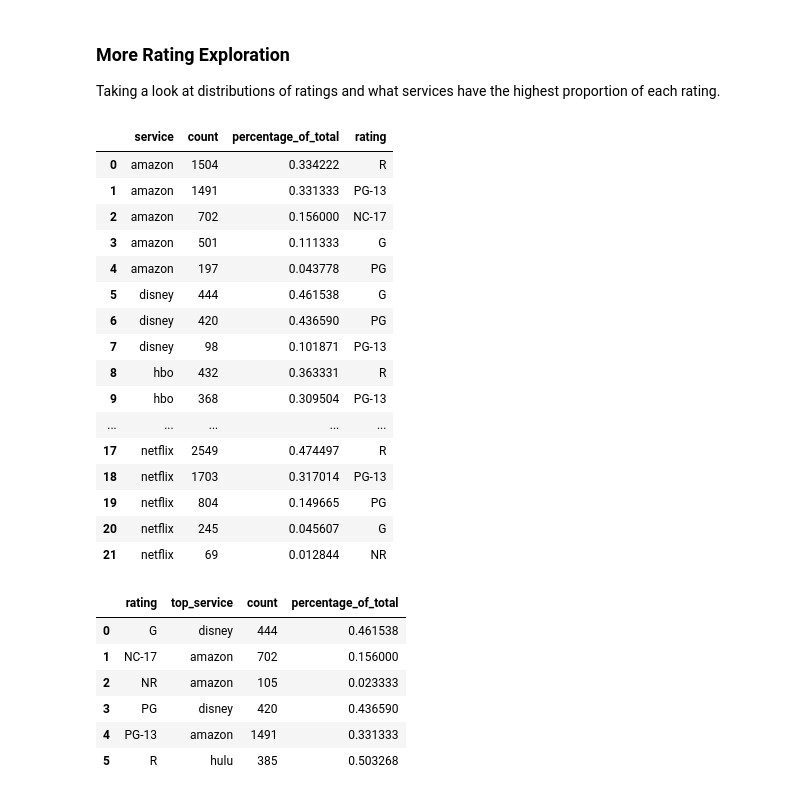
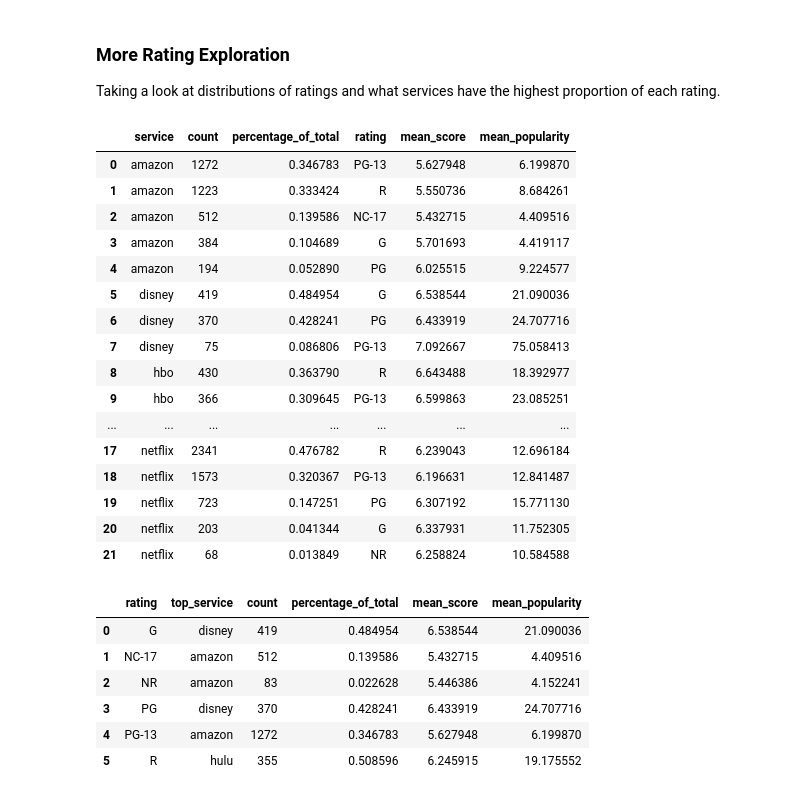
Before and after one commit to zlee1/StreamingServiceAnalysis, a Jupyter notebook: main_data_collection.ipynb, the cells around one changed output. Cells and saved outputs as stored; diff of their text form; code cells hidden in the pictures.

```diff
--- a/main_data_collection.ipynb
+++ b/main_data_collection.ipynb
@@ -275,13 +261,13 @@ try:
     if(ans == "y"):
         raise Exception("Re-running")
 except:
-    service_genres = pd.DataFrame(columns = ["service", "type", "genre"])
+    service_genres = pd.DataFrame(columns = ["service", "type", "genre", "score", "popularity"])
     for index, row in movies.iterrows():
         try:
             # For each genre in the listed_in column, add a new row to the DataFrame with the service, content type, and genre
             for genre in row["genres"].split(","):
                 if(genre != ""):
-                    service_genres = service_genres.append({"service": row["service"], "type": row["type"], "genre": genre}, ignore_index=True)
+                    service_genres = service_genres.append({"service": row["service"], "type": row["type"], "genre": genre, "score": row["mean_score"], "popularity": row["popularity"]}, ignore_index=True)
         except:
             pass
     service_genres.to_csv("data/modified/service_genres.csv", index=False)
@@ -378,7 +363,7 @@ G, PG, PG-13, R, etc.
 This will be used to recommend services based on whether family friendly content is needed.
 # %%
 # Count occurrences of each rating for each service
-ratings_by_service = sqldf("SELECT service, type, COUNT(rating) as count, rating FROM movies GROUP BY service, rating")
+ratings_by_service = sqldf("SELECT service, type, COUNT(rating) as count, rating, AVG(mean_score) as mean_score, AVG(popularity) as mean_popularity FROM movies GROUP BY service, rating")
 ratings_by_service = sqldf("SELECT * FROM ratings_by_service WHERE count != 0")
 # %%
 # Get genre counts as percentage of total movies
@@ -401,46 +386,46 @@ Taking a look at distributions of ratings and what services have the highest pro
 # %%
 # Get the top `limit` ratings on each service
 limit = 5
 frames = []
 # For each service, get `limit` most frequent ratings
 for service in np.unique(ratings_by_service["service"]):
     frames.append(sqldf(f"SELECT * FROM (SELECT * FROM ratings_by_service ORDER BY service, count DESC) WHERE service == \"{service}\" LIMIT {limit}"))
 
 # Combine all of the previosly created DataFrames
 top_by_rating = frames[0].copy()
 for frame in frames[1:]:
     top_by_rating = sqldf("SELECT * FROM top_by_rating UNION SELECT * FROM frame")
 
 # Re-order DataFrame
-top_by_rating = sqldf("SELECT service, count, percentage_of_total, rating FROM top_by_rating ORDER BY service, count DESC")
+top_by_rating = sqldf("SELECT service, count, percentage_of_total, rating, mean_score, mean_popularity FROM top_by_rating ORDER BY service, count DESC")
 top_by_rating
 # %% [output]
-|  | service | count | percentage_of_total | rating |
-| 0 | amazon | 1504 | 0.334222 | R |
-| 1 | amazon | 1491 | 0.331333 | PG-13 |
-| 2 | amazon | 702 | 0.156000 | NC-17 |
-| 3 | amazon | 501 | 0.111333 | G |
-| 4 | amazon | 197 | 0.043778 | PG |
-| 5 | disney | 444 | 0.461538 | G |
-| 6 | disney | 420 | 0.436590 | PG |
-| 7 | disney | 98 | 0.101871 | PG-13 |
-| 8 | hbo | 432 | 0.363331 | R |
-| 9 | hbo | 368 | 0.309504 | PG-13 |
-| ... | ... | ... | ... | ... |
-| 17 | netflix | 2549 | 0.474497 | R |
-| 18 | netflix | 1703 | 0.317014 | PG-13 |
-| 19 | netflix | 804 | 0.149665 | PG |
-| 20 | netflix | 245 | 0.045607 | G |
-| 21 | netflix | 69 | 0.012844 | NR |
+|  | service | count | percentage_of_total | rating | mean_score | mean_popularity |
+| 0 | amazon | 1272 | 0.346783 | PG-13 | 5.627948 | 6.199870 |
+| 1 | amazon | 1223 | 0.333424 | R | 5.550736 | 8.684261 |
+| 2 | amazon | 512 | 0.139586 | NC-17 | 5.432715 | 4.409516 |
+| 3 | amazon | 384 | 0.104689 | G | 5.701693 | 4.419117 |
+| 4 | amazon | 194 | 0.052890 | PG | 6.025515 | 9.224577 |
+| 5 | disney | 419 | 0.484954 | G | 6.538544 | 21.090036 |
+| 6 | disney | 370 | 0.428241 | PG | 6.433919 | 24.707716 |
+| 7 | disney | 75 | 0.086806 | PG-13 | 7.092667 | 75.058413 |
+| 8 | hbo | 430 | 0.363790 | R | 6.643488 | 18.392977 |
+| 9 | hbo | 366 | 0.309645 | PG-13 | 6.599863 | 23.085251 |
+| ... | ... | ... | ... | ... | ... | ... |
+| 17 | netflix | 2341 | 0.476782 | R | 6.239043 | 12.696184 |
+| 18 | netflix | 1573 | 0.320367 | PG-13 | 6.196631 | 12.841487 |
+| 19 | netflix | 723 | 0.147251 | PG | 6.307192 | 15.771130 |
+| 20 | netflix | 203 | 0.041344 | G | 6.337931 | 11.752305 |
+| 21 | netflix | 68 | 0.013849 | NR | 6.258824 | 10.584588 |
 # %%
 # Get top service for each rating
-movies_top_each_rating = sqldf("SELECT rating, service as top_service, count, MAX(percentage_of_total) as percentage_of_total FROM ratings_by_service GROUP BY rating")
+movies_top_each_rating = sqldf("SELECT rating, service as top_service, count, MAX(percentage_of_total) as percentage_of_total, mean_score, mean_popularity FROM ratings_by_service GROUP BY rating")
 movies_top_each_rating
 # %% [output]
-|  | rating | top_service | count | percentage_of_total |
-| 0 | G | disney | 444 | 0.461538 |
-| 1 | NC-17 | amazon | 702 | 0.156000 |
-| 2 | NR | amazon | 105 | 0.023333 |
-| 3 | PG | disney | 420 | 0.436590 |
-| 4 | PG-13 | amazon | 1491 | 0.331333 |
-| 5 | R | hulu | 385 | 0.503268 |
+|  | rating | top_service | count | percentage_of_total | mean_score | mean_popularity |
+| 0 | G | disney | 419 | 0.484954 | 6.538544 | 21.090036 |
+| 1 | NC-17 | amazon | 512 | 0.139586 | 5.432715 | 4.409516 |
+| 2 | NR | amazon | 83 | 0.022628 | 5.446386 | 4.152241 |
+| 3 | PG | disney | 370 | 0.428241 | 6.433919 | 24.707716 |
+| 4 | PG-13 | amazon | 1272 | 0.346783 | 5.627948 | 6.199870 |
+| 5 | R | hulu | 355 | 0.508596 | 6.245915 | 19.175552 |
```
Also changed, not shown: parts of 25 cells of this notebook, 3 other files.
